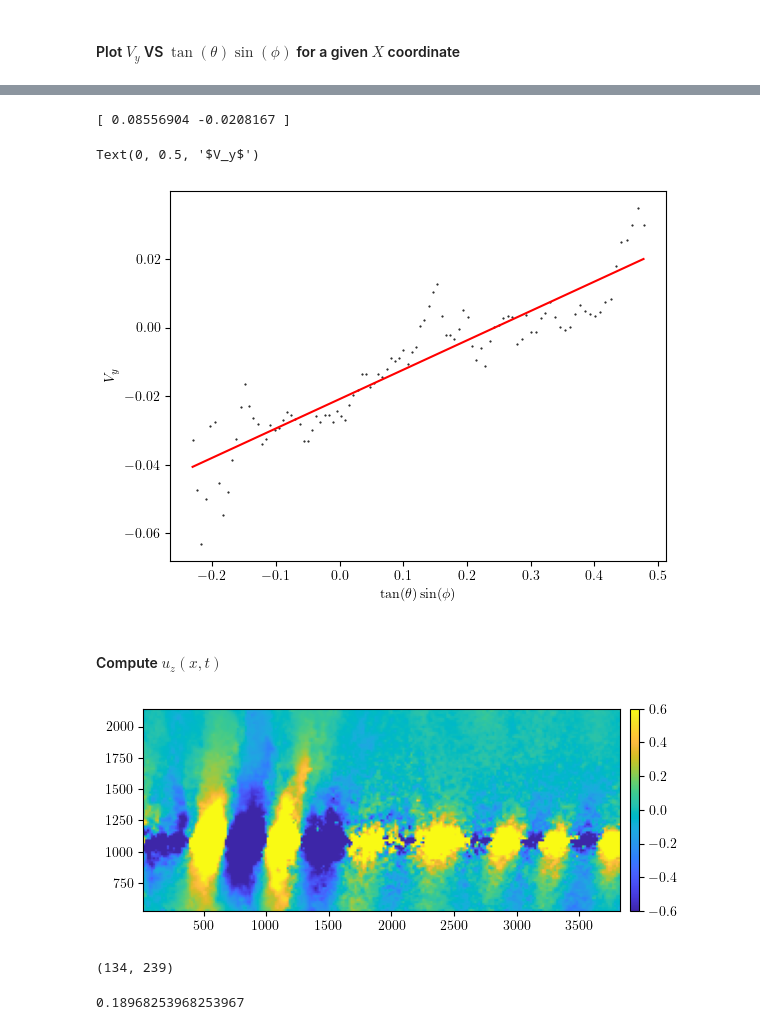
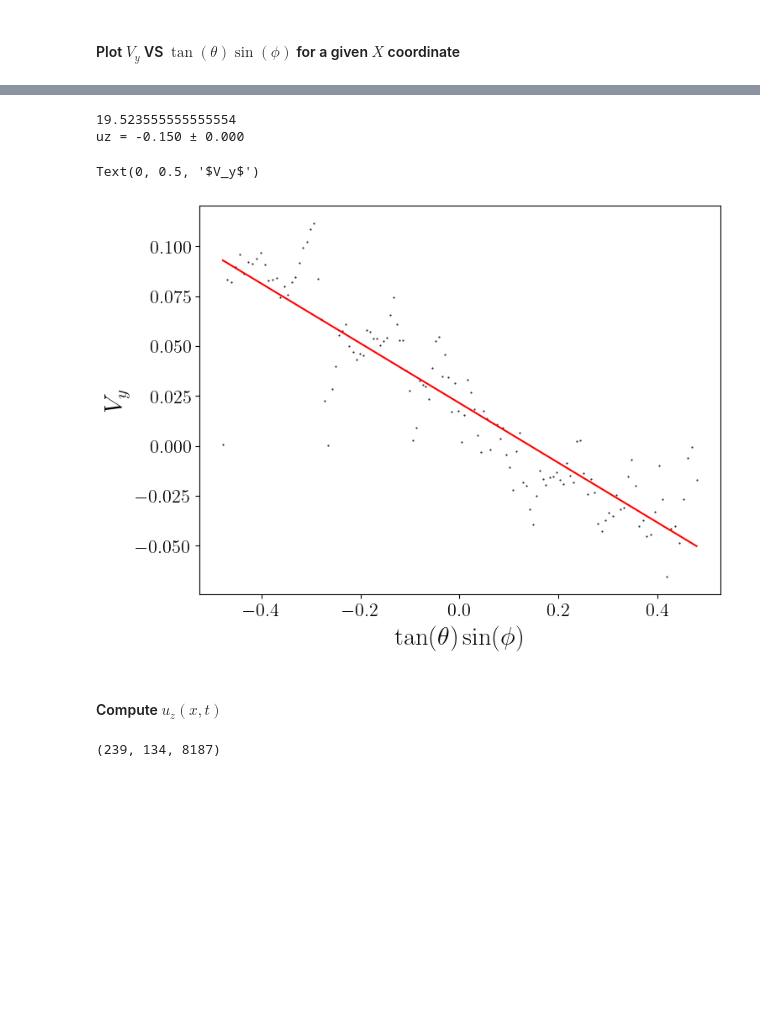
Before and after one commit to Turbotice/icewave, a Jupyter notebook: icewave/sebastien/BicWin2024/Projection_ux_uz_PIV.ipynb, the cells around one changed output, grey strips where cells are left out. Saved outputs shown, nothing was run; the diff lists cells and outputs as text; code cells hidden in the pictures; blank space fills up the shorter version.

```diff
--- a/icewave/sebastien/BicWin2024/Projection_ux_uz_PIV.ipynb
+++ b/icewave/sebastien/BicWin2024/Projection_ux_uz_PIV.ipynb
@@ -152,25 +169,34 @@ Vy.shape
 # %%
 idx_x = 50
 profile = field[idx_x,:]
+print(S['x'][idx_x])
 
 f_thetaphi = np.tan(theta[:,idx_x])*np.sin(phi[:,idx_x])
 
 # fit by a 1D polynome
-p = np.polyfit(f_thetaphi,profile,1)
+p,cov = np.polyfit(f_thetaphi,profile,1,cov = True)
 yth = np.polyval(p,f_thetaphi)
 
+uz = p[0]
+err_uz = np.diag(cov)[0]
+print(f'uz = {uz:.3f} ± {err_uz:.3f}')
 
 fig, ax = plt.subplots()
 ax.plot(f_thetaphi,profile,'k.',ms = 1)
 ax.plot(f_thetaphi,yth,'r')
 ax.set_xlabel(r'$\tan(\theta)\sin(\phi)$')
 ax.set_ylabel(r'$V_y$')
 # %% [output]
-[ 0.08556904 -0.0208167 ]
+19.523555555555554
+uz = -0.150 ± 0.000
 Text(0, 0.5, '$V_y$')
-[figure, old version]
+[figure, new version]
 # %% [markdown]
 #### Compute $u_z(x,t)$
+# %%
+Vy.shape
+# %% [output]
+(239, 134, 8187)
 # %%
 uz = np.zeros((Vy.shape[0],Vy.shape[2])) # create array for uz
 
@@ -184,23 +208,0 @@ for idx_x in range(uz.shape[0]):
-# %%
-uz = field/np.tan(theta)/np.sin(abs(phi))
-fig, ax = plt.subplots()
-imsh = ax.imshow(uz,cmap = parula_map,origin = 'lower',extent = extents_pix,vmin = -0.6,vmax = 0.6)
-divider = make_axes_locatable(ax)
-cax = divider.append_axes("right", size="2%", pad=0.1)
-cbar = plt.colorbar(imsh,cax = cax)
-# %% [output]
-[figure, removed]
-# %%
-xpix.shape
-# %% [output]
-(134, 239)
-# %%
-Lx = 3840
-theta_x = np.atan(Lx/2700/2)
-facq_pix = Lx / (2*119.5*np.tan(theta_x))
-Dt = 7
-facq_t = 30
-scale_V = (facq_t/Dt)/facq_pix
-print(scale_V)
-# %% [output]
-0.18968253968253967
```
Also changed, not shown: parts of 21 cells of this notebook.
